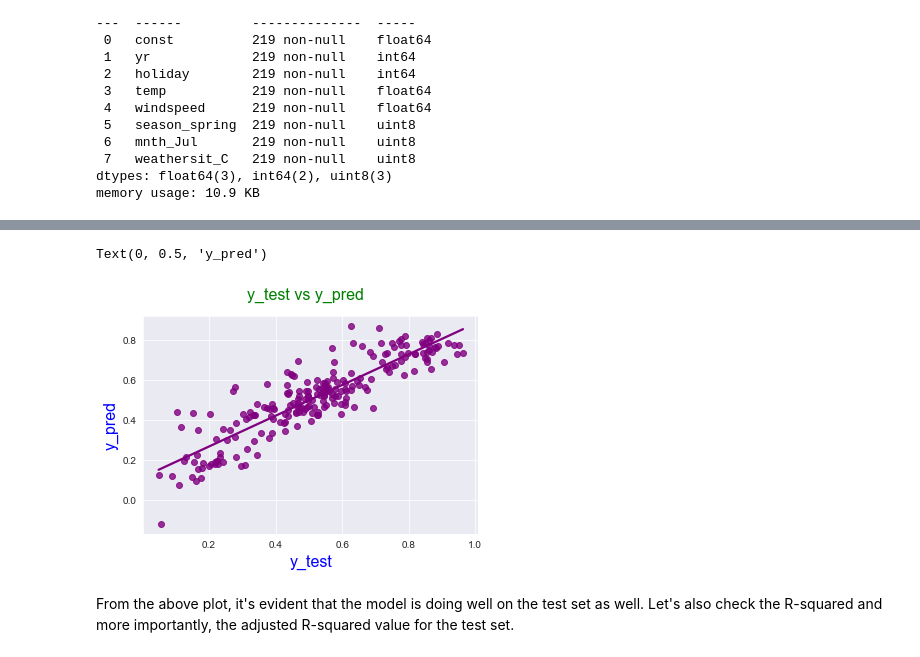
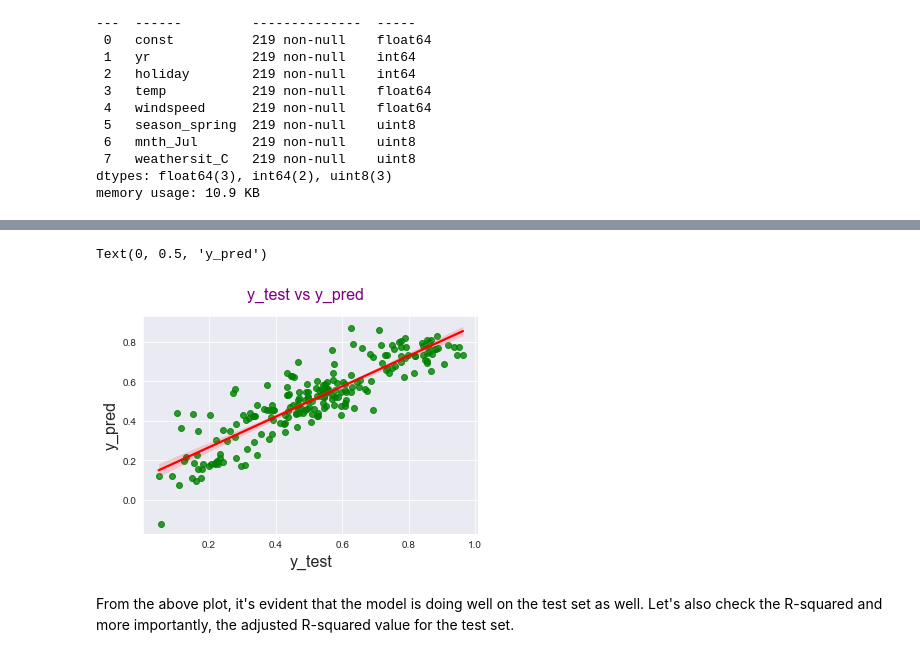
Before and after one commit to kg-shambhu/BoomBikes, a Jupyter notebook: BoomBikes - Linear Regression.ipynb, the cells around one changed output, grey strips where cells are left out. Cells and saved outputs as stored; diff of their text form; code cells hidden in the pictures.

```diff
--- a/BoomBikes - Linear Regression.ipynb
+++ b/BoomBikes - Linear Regression.ipynb
@@ -1223,15 +1348,15 @@ y_pred = lm3.predict(X_test_rfe2)
 # %%
 # Plotting y_test and y_pred to understand the spread
 
 fig = plt.figure()
 #plt.scatter(y_test, y_pred)
-sns.regplot(x=y_test,y=y_pred,ci=None,color ='purple');
-fig.suptitle('y_test vs y_pred', fontsize = 16, color = 'green')              # Plot heading
-plt.xlabel('y_test', fontsize = 16, color = 'blue')                          # X-label
-plt.ylabel('y_pred', fontsize = 16, color = 'blue')                          # Y-label
+sns.regplot(x=y_test,y=y_pred, scatter_kws={"color": "green"}, line_kws={"color": "red"});
+fig.suptitle('y_test vs y_pred', fontsize = 16, color = 'purple')              # Plot heading
+plt.xlabel('y_test', fontsize = 16)                          # X-label
+plt.ylabel('y_pred', fontsize = 16)                          # Y-label
 # %% [output]
 Text(0, 0.5, 'y_pred')
-[figure, old version]
+[figure, new version]
 # %% [markdown]
 From the above plot, it's evident that the model is doing well on the test set as well. Let's also check the R-squared and more importantly, the adjusted R-squared value for the test set.
 # %%
```
Also changed, not shown: parts of 37 cells of this notebook.
